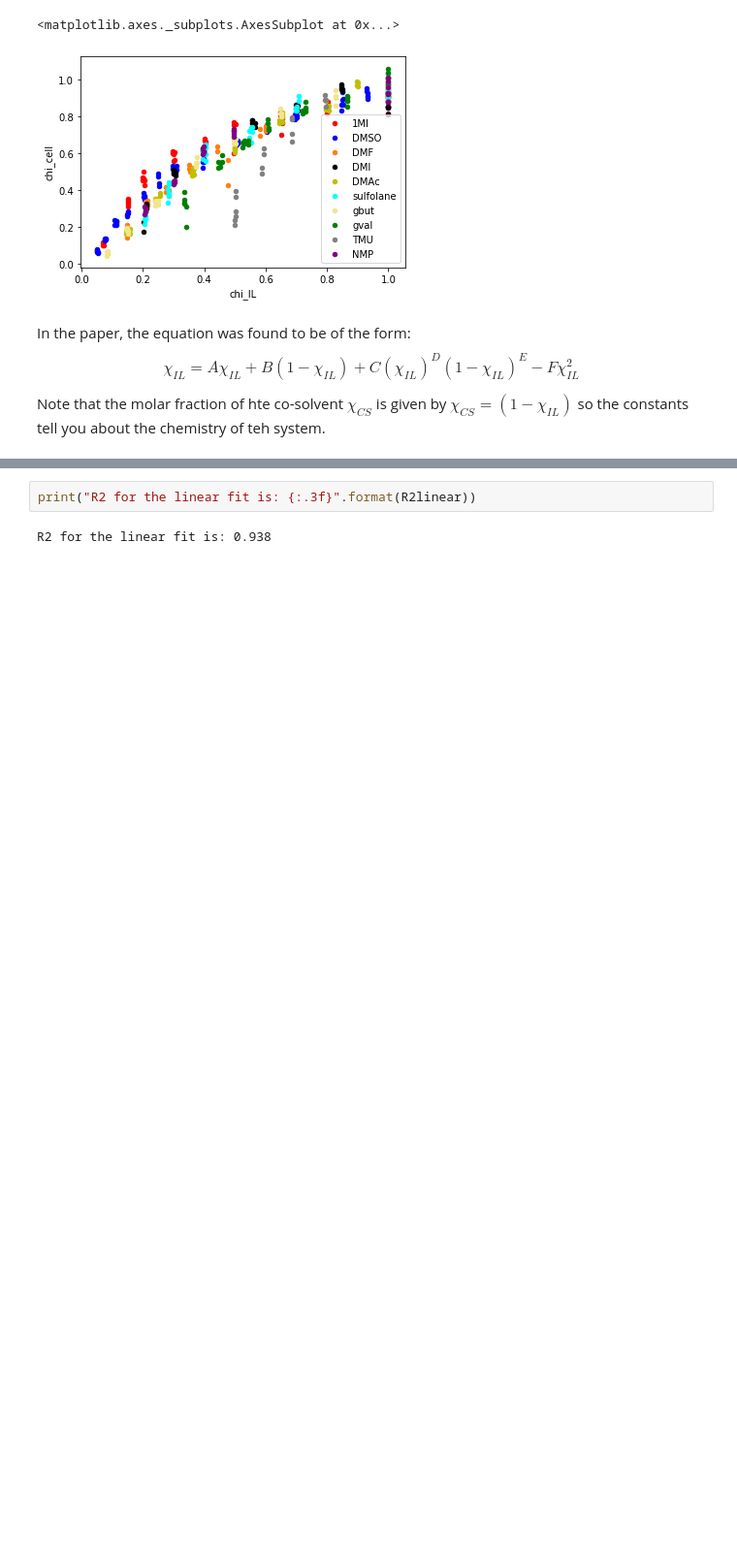
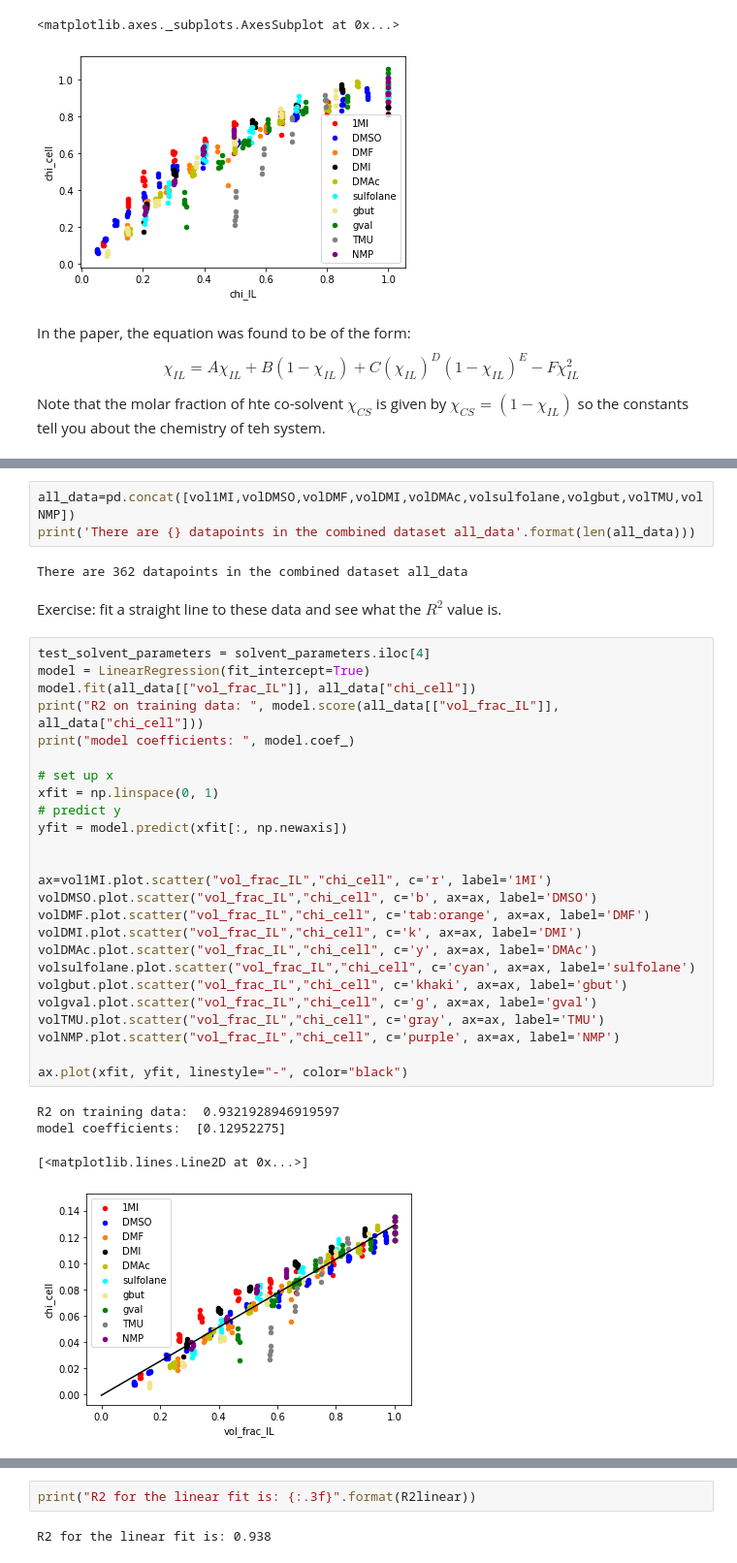
Before and after one commit to Willjterwright/Machine_learning_for_chemists, a Jupyter notebook: Regression_Cellulose.ipynb, the cells around one changed output, grey strips where cells are left out. Shown at 97% size. Saved outputs shown, nothing was run; the diff lists cells and outputs as text; blank space fills up the shorter version.

```diff
--- a/Regression_Cellulose.ipynb
+++ b/Regression_Cellulose.ipynb
@@ -838,0 +838,37 @@ R2linear = model.score(df1MI[["vol_frac_IL"]], df1MI["chi_cell"])
+# %%
+all_data=pd.concat([vol1MI,volDMSO,volDMF,volDMI,volDMAc,volsulfolane,volgbut,volTMU,volNMP])
+print('There are {} datapoints in the combined dataset all_data'.format(len(all_data)))
+# %% [output]
+There are 362 datapoints in the combined dataset all_data
+# %% [markdown]
+Exercise: fit a straight line to these data and see what the $R^2$ value is.
+# %%
+test_solvent_parameters = solvent_parameters.iloc[4]
+model = LinearRegression(fit_intercept=True)
+model.fit(all_data[["vol_frac_IL"]], all_data["chi_cell"])
+print("R2 on training data: ", model.score(all_data[["vol_frac_IL"]], all_data["chi_cell"]))
+print("model coefficients: ", model.coef_)
+
+# set up x
+xfit = np.linspace(0, 1)
+# predict y
+yfit = model.predict(xfit[:, np.newaxis])
+
+
+ax=vol1MI.plot.scatter("vol_frac_IL","chi_cell", c='r', label='1MI')
+volDMSO.plot.scatter("vol_frac_IL","chi_cell", c='b', ax=ax, label='DMSO')
+volDMF.plot.scatter("vol_frac_IL","chi_cell", c='tab:orange', ax=ax, label='DMF')
+volDMI.plot.scatter("vol_frac_IL","chi_cell", c='k', ax=ax, label='DMI')
+volDMAc.plot.scatter("vol_frac_IL","chi_cell", c='y', ax=ax, label='DMAc')
+volsulfolane.plot.scatter("vol_frac_IL","chi_cell", c='cyan', ax=ax, label='sulfolane')
+volgbut.plot.scatter("vol_frac_IL","chi_cell", c='khaki', ax=ax, label='gbut')
+volgval.plot.scatter("vol_frac_IL","chi_cell", c='g', ax=ax, label='gval')
+volTMU.plot.scatter("vol_frac_IL","chi_cell", c='gray', ax=ax, label='TMU')
+volNMP.plot.scatter("vol_frac_IL","chi_cell", c='purple', ax=ax, label='NMP')
+
+ax.plot(xfit, yfit, linestyle="-", color="black")
+# %% [output]
+R2 on training data:  0.9321928946919597
+model coefficients:  [0.12952275]
+[<matplotlib.lines.Line2D at 0x...>]
+[figure, added]
```
Also changed, not shown: parts of 108 cells of this notebook, 1 other file.
